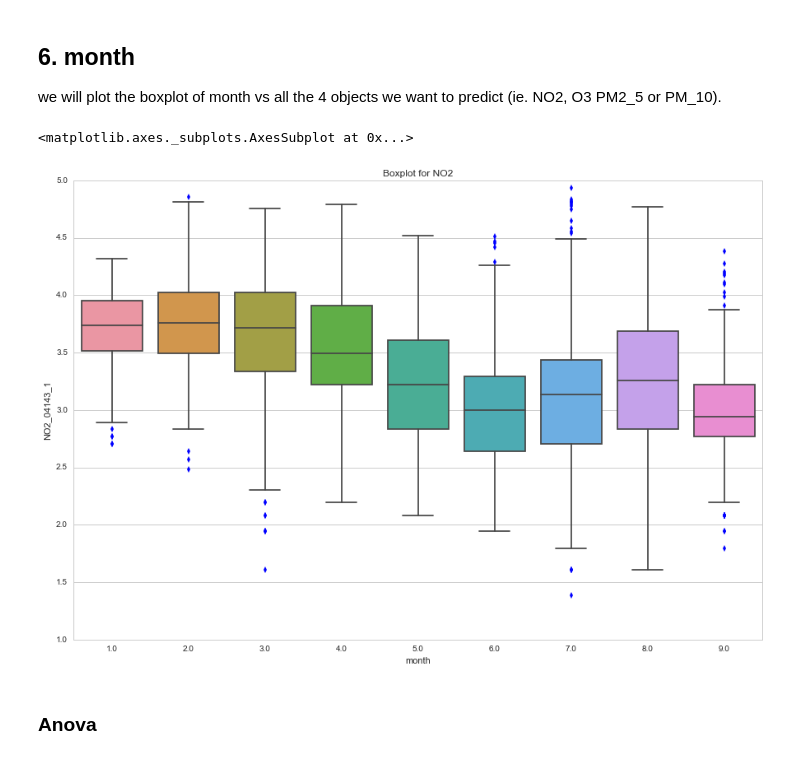
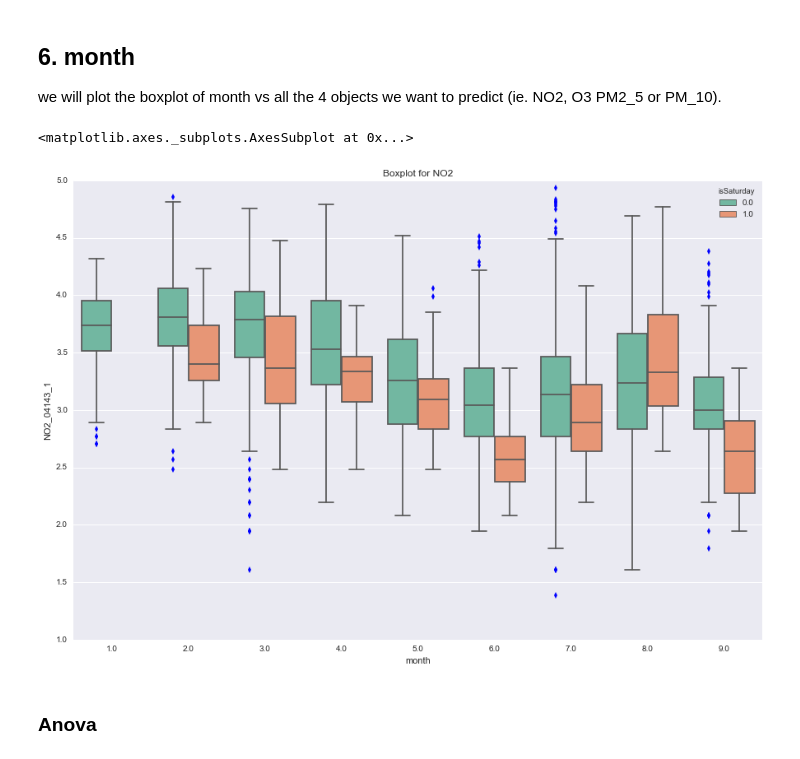
Before and after one commit to MGIMM/Predict-pollution-in-an-asian-megacity, a Jupyter notebook: Nominal Variables (for NO2).ipynb, the cells around one changed output. Drawn from its saved outputs; the diff is of its cells as text; code cells hidden in the pictures.

```diff
--- a/Nominal Variables (for NO2).ipynb
+++ b/Nominal Variables (for NO2).ipynb
@@ -53,7 +53,7 @@ Counter({'NO2': 11,
 * isSundayOrPublicHollyday
 * month
 # %%
-sns.set_style('whitegrid')
+sns.set_style('darkgrid')
 # %%
 plt.figure(figsize=(15,10))
 plt.title('Hist for '+Object)
@@ -169,10 +169,10 @@ we will plot the boxplot of month vs all the 4 objects we want to predict (ie. N
 # %%
 plt.figure(figsize=(15,10))
 plt.title('Boxplot for '+Object)
-sns.boxplot(Xtrain.month,data_log)
+sns.boxplot(Xtrain.month,data_log,hue=Xtrain.isSaturday,palette="Set2")
 # %% [output]
 <matplotlib.axes._subplots.AxesSubplot at 0x...>
-[figure, old version]
+[figure, new version]
 # %% [markdown]
 ### Anova
 # %%
```
Also changed, not shown: parts of 6 cells of this notebook.
